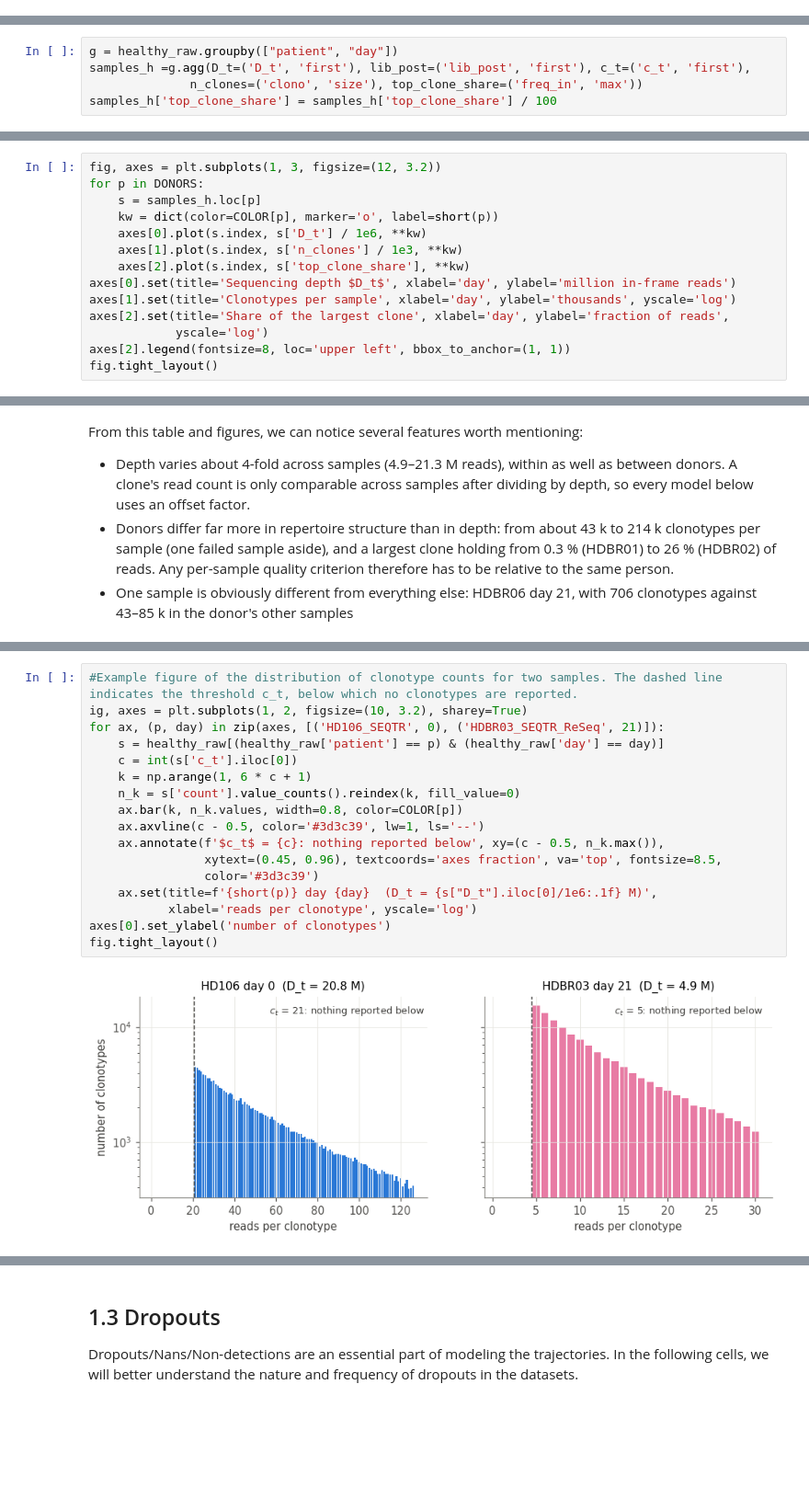
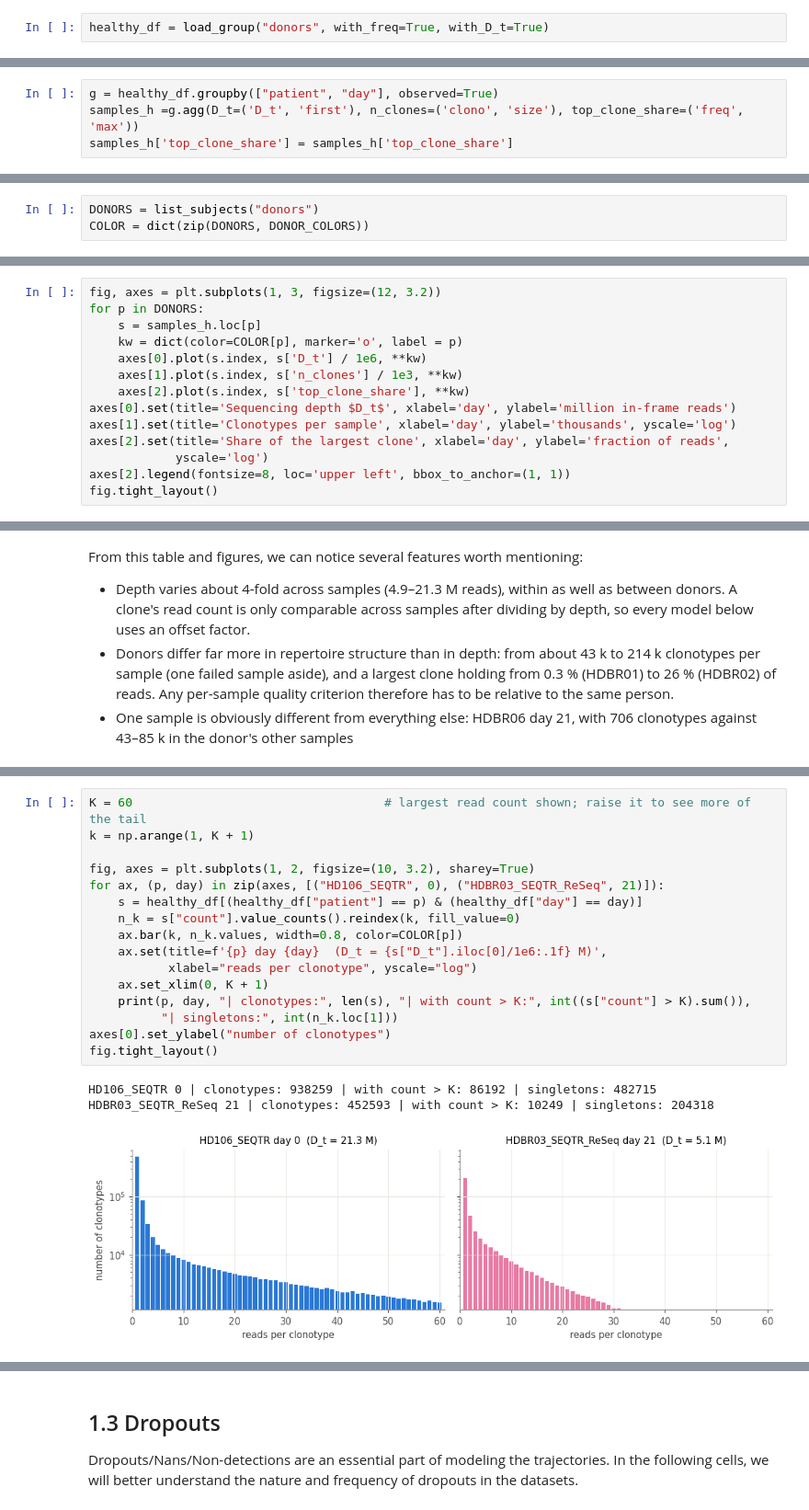
Before and after one commit to leogabcz/VHIO-colab, a Jupyter notebook: notebooks/Notebook_1_EDA.ipynb, the cells around one changed output, grey strips where cells are left out. Shown at 92% size. Cells and saved outputs as stored; diff of their text form; blank space fills up the shorter version.

Commit message:
New raw data files and notebooks to load/save them

```diff
--- a/notebooks/Notebook_1_EDA.ipynb
+++ b/notebooks/Notebook_1_EDA.ipynb
@@ -84,0 +71,2 @@ Lets examine the composition of the data. In the table below, we summarize the n
+# %%
+healthy_df = load_group("donors", with_freq=True, with_D_t=True)
@@ -85,8 +84,7 @@ Lets examine the composition of the data. In the table below, we summarize the n
 # %%
-g = healthy_raw.groupby(["patient", "day"])
-samples_h =g.agg(D_t=('D_t', 'first'), lib_post=('lib_post', 'first'), c_t=('c_t', 'first'),
-              n_clones=('clono', 'size'), top_clone_share=('freq_in', 'max'))
-samples_h['top_clone_share'] = samples_h['top_clone_share'] / 100
+g = healthy_df.groupby(["patient", "day"], observed=True)
+samples_h =g.agg(D_t=('D_t', 'first'), n_clones=('clono', 'size'), top_clone_share=('freq', 'max'))
+samples_h['top_clone_share'] = samples_h['top_clone_share']
 # %%
 per_donor = samples_h.groupby('patient').agg(
     n_samples=('D_t', 'size'),
@@ -106,0 +105,3 @@ display(per_donor)
+# %%
+DONORS = list_subjects("donors")
+COLOR = dict(zip(DONORS, DONOR_COLORS))
@@ -108,7 +118,7 @@ display(per_donor)
 fig, axes = plt.subplots(1, 3, figsize=(12, 3.2))
 for p in DONORS:
     s = samples_h.loc[p]
-    kw = dict(color=COLOR[p], marker='o', label=short(p))
+    kw = dict(color=COLOR[p], marker='o', label = p)
     axes[0].plot(s.index, s['D_t'] / 1e6, **kw)
     axes[1].plot(s.index, s['n_clones'] / 1e3, **kw)
     axes[2].plot(s.index, s['top_clone_share'], **kw)
@@ -155,20 +139,21 @@ min count / D_t ranges from 1e-06 to 1.3e-06
 # %%
-#Example figure of the distribution of clonotype counts for two samples. The dashed line indicates the threshold c_t, below which no clonotypes are reported.
-ig, axes = plt.subplots(1, 2, figsize=(10, 3.2), sharey=True)
-for ax, (p, day) in zip(axes, [('HD106_SEQTR', 0), ('HDBR03_SEQTR_ReSeq', 21)]):
-    s = healthy_raw[(healthy_raw['patient'] == p) & (healthy_raw['day'] == day)]
-    c = int(s['c_t'].iloc[0])
-    k = np.arange(1, 6 * c + 1)
-    n_k = s['count'].value_counts().reindex(k, fill_value=0)
+K = 60                                   # largest read count shown; raise it to see more of the tail
+k = np.arange(1, K + 1)
+
+fig, axes = plt.subplots(1, 2, figsize=(10, 3.2), sharey=True)
+for ax, (p, day) in zip(axes, [("HD106_SEQTR", 0), ("HDBR03_SEQTR_ReSeq", 21)]):
+    s = healthy_df[(healthy_df["patient"] == p) & (healthy_df["day"] == day)]
+    n_k = s["count"].value_counts().reindex(k, fill_value=0)
     ax.bar(k, n_k.values, width=0.8, color=COLOR[p])
-    ax.axvline(c - 0.5, color='#3d3c39', lw=1, ls='--')
-    ax.annotate(f'$c_t$ = {c}: nothing reported below', xy=(c - 0.5, n_k.max()),
-                xytext=(0.45, 0.96), textcoords='axes fraction', va='top', fontsize=8.5,
-                color='#3d3c39')
-    ax.set(title=f'{short(p)} day {day}  (D_t = {s["D_t"].iloc[0]/1e6:.1f} M)',
-           xlabel='reads per clonotype', yscale='log')
-axes[0].set_ylabel('number of clonotypes')
+    ax.set(title=f'{p} day {day}  (D_t = {s["D_t"].iloc[0]/1e6:.1f} M)',
+           xlabel="reads per clonotype", yscale="log")
+    ax.set_xlim(0, K + 1)
+    print(p, day, "| clonotypes:", len(s), "| with count > K:", int((s["count"] > K).sum()),
+          "| singletons:", int(n_k.loc[1]))
+axes[0].set_ylabel("number of clonotypes")
 fig.tight_layout()
 # %% [output]
+HD106_SEQTR 0 | clonotypes: 938259 | with count > K: 86192 | singletons: 482715
+HDBR03_SEQTR_ReSeq 21 | clonotypes: 452593 | with count > K: 10249 | singletons: 204318
-[figure, old version]
+[figure, new version]
 # %% [markdown]
```
Also changed, not shown: parts of 28 cells of this notebook, 13 other files.
